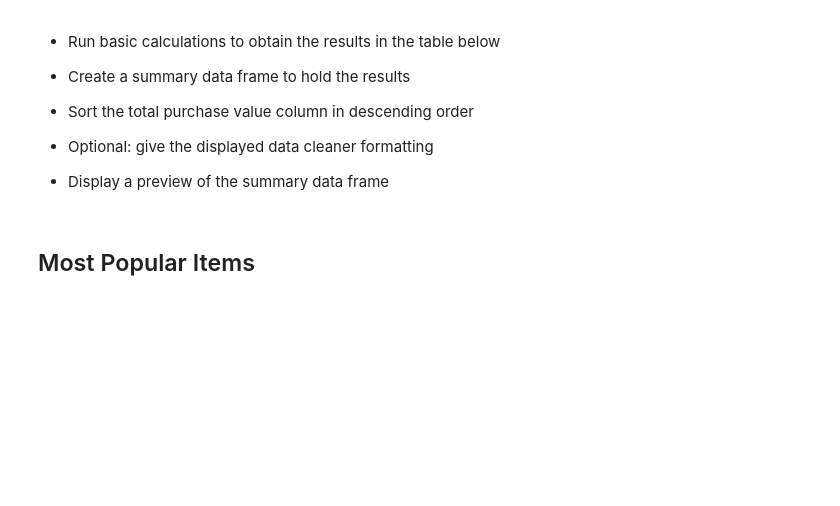
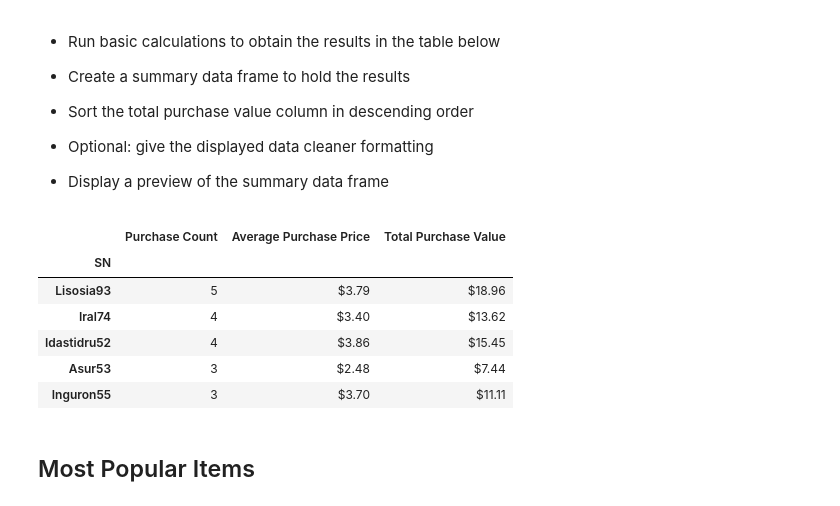
Before and after one commit to scottinsactown/Heroes-of-Pymoli, a Jupyter notebook: HeroesOfPymoli_starter.ipynb, the cells around one changed output. Saved outputs shown, nothing was run; the diff lists cells and outputs as text; code cells hidden in the pictures; blank space fills up the shorter version.

Commit message:
spenders

```diff
--- a/HeroesOfPymoli_starter.ipynb
+++ b/HeroesOfPymoli_starter.ipynb
@@ -289,6 +289,33 @@ merge_age_purch
 
 
 * Display a preview of the summary data frame
+# %%
+spend_group = purchase_data.groupby(['SN'])
+
+spend_count = pd.DataFrame(spend_group['Purchase ID'].count())
+spend_count.rename(columns={'Purchase ID':'Purchase Count'},inplace=True)
+
+spend_purch_avg = pd.DataFrame((spend_group['Price'].sum()/spend_group['Purchase ID'].count()))
+spend_purch_avg.rename(columns={0:'Average Purchase Price'},inplace=True)
+
+spend_purch_tot = pd.DataFrame(spend_group['Price'].sum())
+spend_purch_avg.rename(columns={'Price':'Total Purchase Value'},inplace=True)
+
+merged_spender = spend_count.merge(spend_purch_avg,on='SN').merge(spend_purch_tot,on='SN')
+merged_spender = merged_spender.sort_values(['Purchase Count'],ascending=False)
+merged_spender.rename(columns={'Price':'Total Purchase Value'},inplace=True)
+merged_spender ['Average Purchase Price']= merged_spender['Average Purchase Price'].map("${:,.2f}".format)
+merged_spender ['Total Purchase Value']= merged_spender['Total Purchase Value'].map("${:,.2f}".format)
+
+merged_spender.head()
+# %% [output]
+|  | Purchase Count | Average Purchase Price | Total Purchase Value |
+| SN |  |  |  |
+| Lisosia93 | 5 | $3.79 | $18.96 |
+| Iral74 | 4 | $3.40 | $13.62 |
+| Idastidru52 | 4 | $3.86 | $15.45 |
+| Asur53 | 3 | $2.48 | $7.44 |
+| Inguron55 | 3 | $3.70 | $11.11 |
 # %% [markdown]
 ## Most Popular Items
 # %% [markdown]
```
